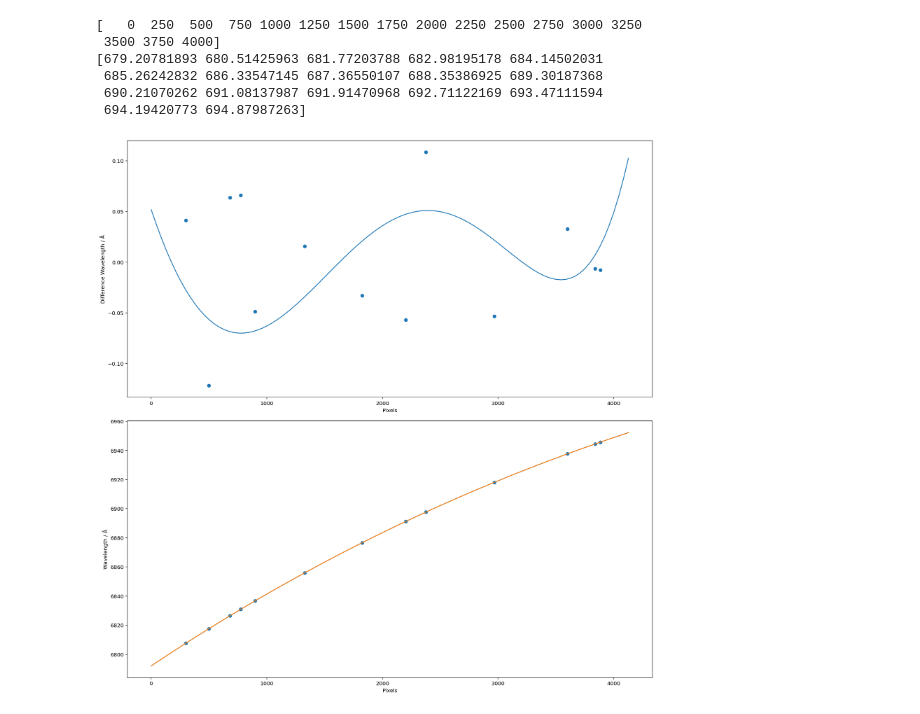
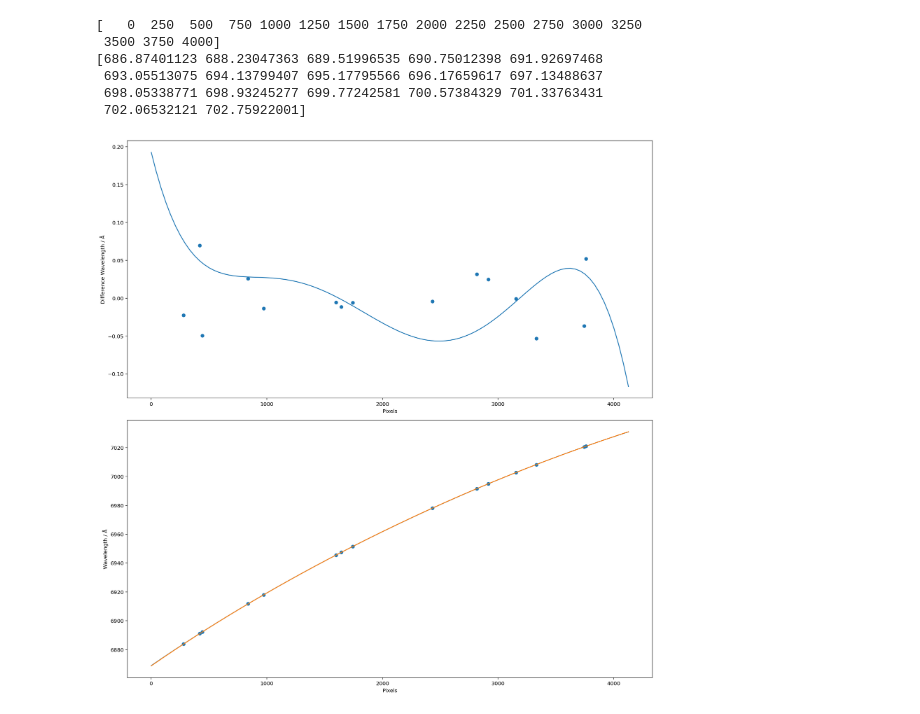
Before and after one commit to svenbuder/velocereduction, a Jupyter notebook: VeloceReduction/veloce_reference_data/thxe_pixels_and_positions/test_pixel_wavelength_mapping.ipynb, the cells around one changed output. Saved outputs shown, nothing was run; the diff lists cells and outputs as text; code cells hidden in the pictures.

Commit message:
ccd 3 order 88

```diff
--- a/VeloceReduction/veloce_reference_data/thxe_pixels_and_positions/test_pixel_wavelength_mapping.ipynb
+++ b/VeloceReduction/veloce_reference_data/thxe_pixels_and_positions/test_pixel_wavelength_mapping.ipynb
@@ -102,12 +102,12 @@ def plot_new_vs_tinney(order_name, reference_pixel_tinney = 2450, shift_tinney =
     plt.show()
     plt.close
 # %%
-plot_new_vs_tinney(order_name = 'ccd_3_order_89', reference_pixel_tinney=2452, shift_tinney=0)
+plot_new_vs_tinney(order_name = 'ccd_3_order_88', reference_pixel_tinney=2452, shift_tinney=0)
 # %% [output]
 [   0  250  500  750 1000 1250 1500 1750 2000 2250 2500 2750 3000 3250
  3500 3750 4000]
-[679.20781893 680.51425963 681.77203788 682.98195178 684.14502031
- 685.26242832 686.33547145 687.36550107 688.35386925 689.30187368
- 690.21070262 691.08137987 691.91470968 692.71122169 693.47111594
- 694.19420773 694.87987263]
+[686.87401123 688.23047363 689.51996535 690.75012398 691.92697468
+ 693.05513075 694.13799407 695.17795566 696.17659617 697.13488637
+ 698.05338771 698.93245277 699.77242581 700.57384329 701.33763431
+ 702.06532121 702.75922001]
-[figure, old version]
+[figure, new version]
```
Also changed, not shown: 1 other file.
